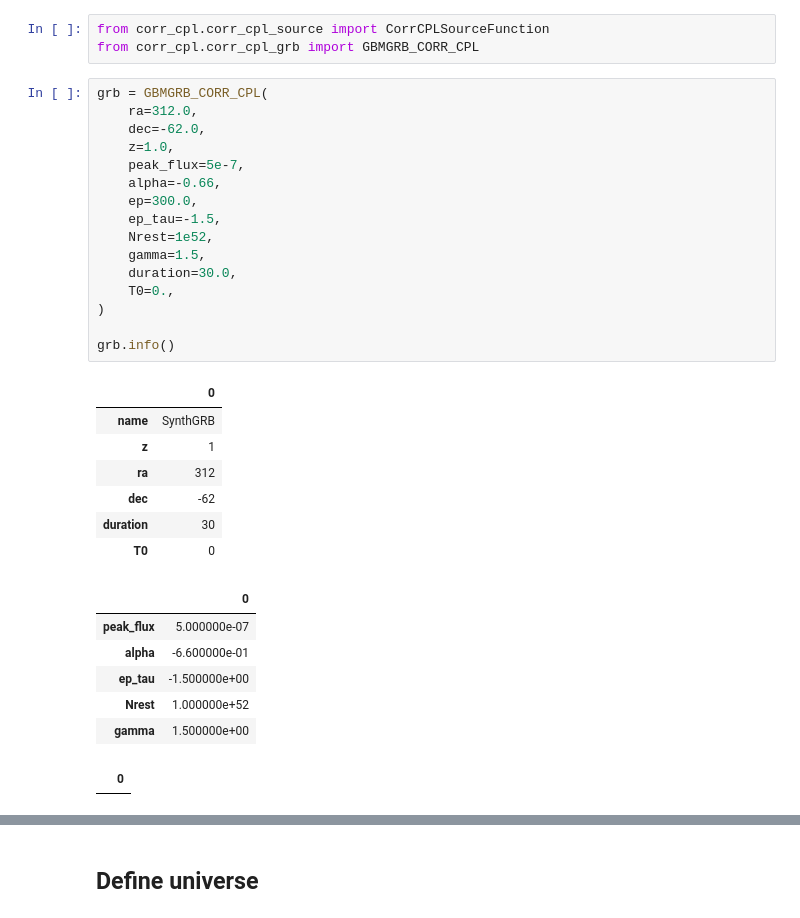
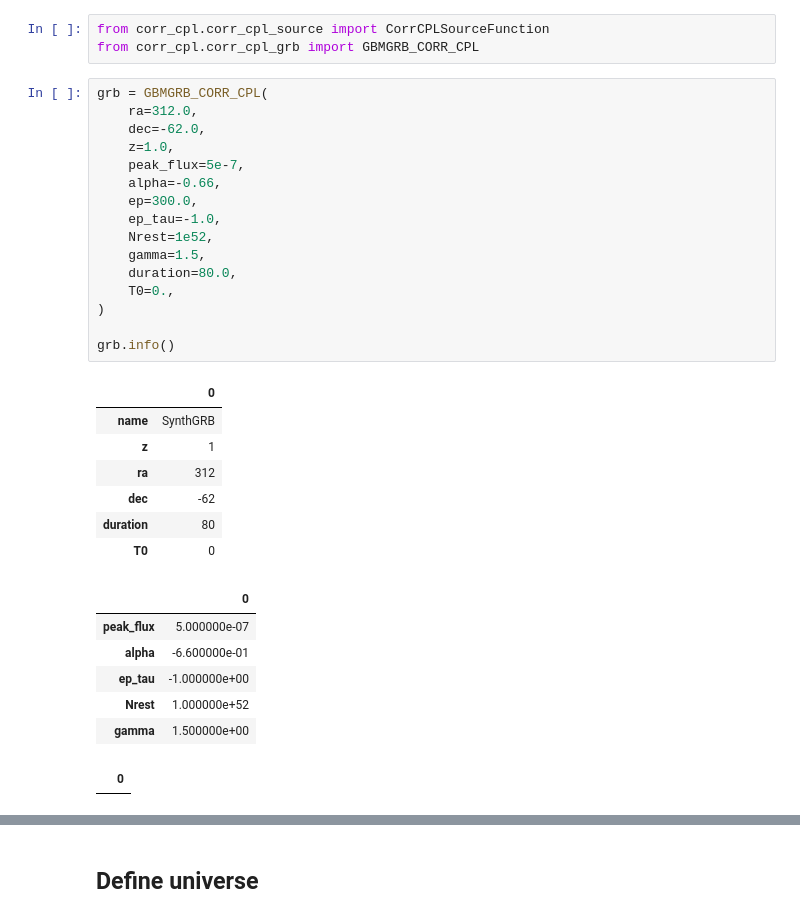
Before and after one commit to grburgess/zusammen, a Jupyter notebook: examples/single_grb.ipynb, the cells around one changed output, grey strips where cells are left out. Drawn from its saved outputs; the diff is of its cells as text.

```diff
--- a/examples/single_grb.ipynb
+++ b/examples/single_grb.ipynb
@@ -90,31 +90,31 @@ from corr_cpl.corr_cpl_grb import GBMGRB_CORR_CPL
 # %%
 grb = GBMGRB_CORR_CPL(
     ra=312.0,
     dec=-62.0,
     z=1.0,
     peak_flux=5e-7,
     alpha=-0.66,
     ep=300.0,
-    ep_tau=-1.5,
+    ep_tau=-1.0,
     Nrest=1e52,
     gamma=1.5,
-    duration=30.0,
+    duration=80.0,
     T0=0.,
 )
 
 grb.info()
 # %% [output]
 |  | 0 |
 | name | SynthGRB |
 | z | 1 |
 | ra | 312 |
 | dec | -62 |
-| duration | 30 |
+| duration | 80 |
 | T0 | 0 |
 |  | 0 |
 | peak_flux | 5.000000e-07 |
 | alpha | -6.600000e-01 |
-| ep_tau | -1.500000e+00 |
+| ep_tau | -1.000000e+00 |
 | Nrest | 1.000000e+52 |
 | gamma | 1.500000e+00 |
 |  | 0 |
```
Also changed, not shown: parts of 3 cells of this notebook, 1 other file.
